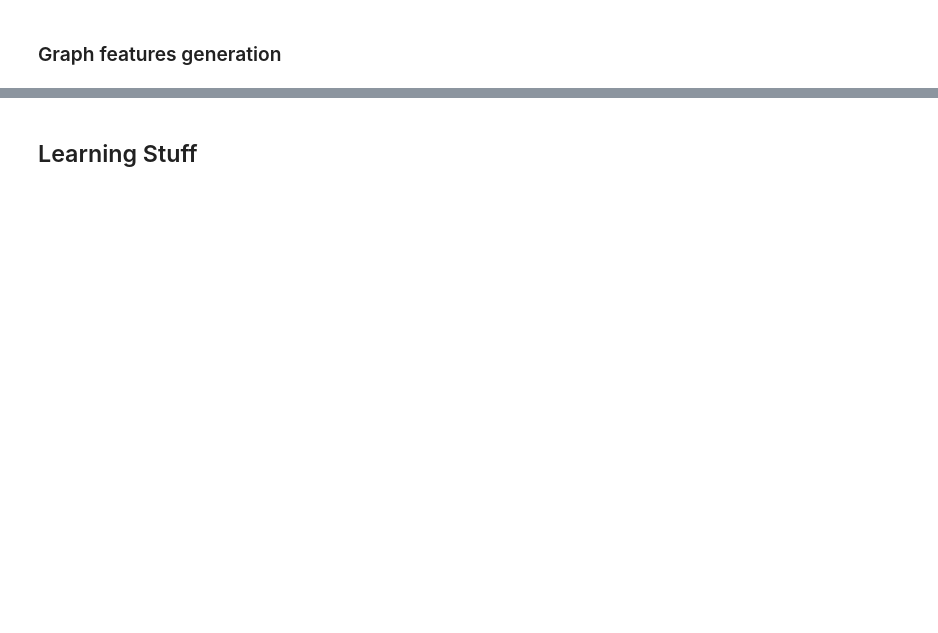
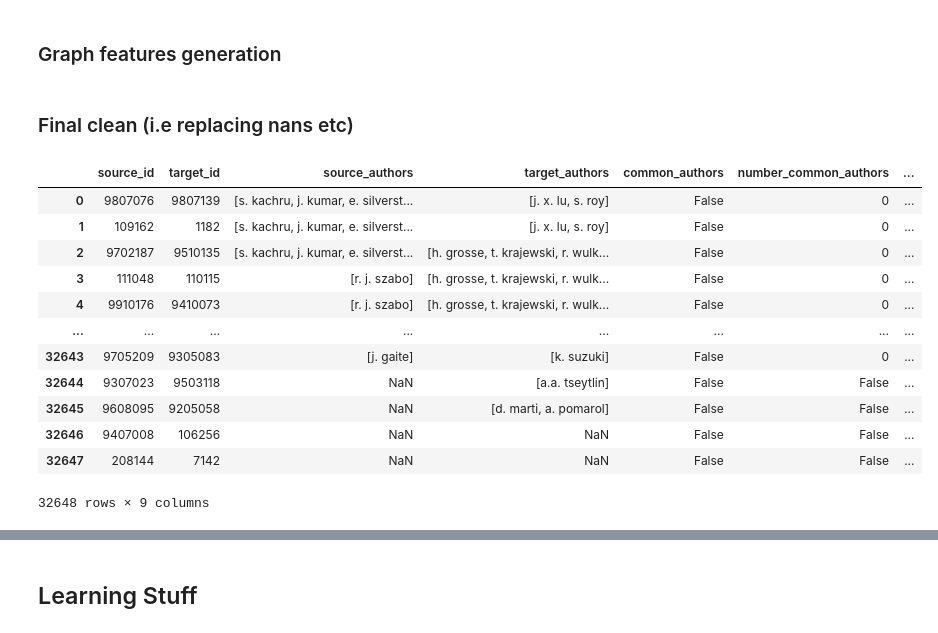
Before and after one commit to rvs36/Network_Science_Anlaytics, a Jupyter notebook: main.ipynb, the cells around one changed output, grey strips where cells are left out. Cells and saved outputs as stored; diff of their text form; code cells hidden in the pictures; blank space fills up the shorter version.

```diff
--- a/main.ipynb
+++ b/main.ipynb
@@ -130,0 +321,18 @@ def betweeness():
+# %% [markdown]
+### Final clean (i.e replacing nans etc)
+# %%
+test_set
+# %% [output]
+|  | source_id | target_id | source_authors | target_authors | common_authors | number_common_authors | ... |
+| 0 | 9807076 | 9807139 | [s. kachru, j. kumar, e. silverst... | [j. x. lu, s. roy] | False | 0 | ... |
+| 1 | 109162 | 1182 | [s. kachru, j. kumar, e. silverst... | [j. x. lu, s. roy] | False | 0 | ... |
+| 2 | 9702187 | 9510135 | [s. kachru, j. kumar, e. silverst... | [h. grosse, t. krajewski, r. wulk... | False | 0 | ... |
+| 3 | 111048 | 110115 | [r. j. szabo] | [h. grosse, t. krajewski, r. wulk... | False | 0 | ... |
+| 4 | 9910176 | 9410073 | [r. j. szabo] | [h. grosse, t. krajewski, r. wulk... | False | 0 | ... |
+| ... | ... | ... | ... | ... | ... | ... | ... |
+| 32643 | 9705209 | 9305083 | [j. gaite] | [k. suzuki] | False | 0 | ... |
+| 32644 | 9307023 | 9503118 | NaN | [a.a. tseytlin] | False | False | ... |
+| 32645 | 9608095 | 9205058 | NaN | [d. marti, a. pomarol] | False | False | ... |
+| 32646 | 9407008 | 106256 | NaN | NaN | False | False | ... |
+| 32647 | 208144 | 7142 | NaN | NaN | False | False | ... |
+32648 rows × 9 columns
```
Also changed, not shown: parts of 19 cells of this notebook.
